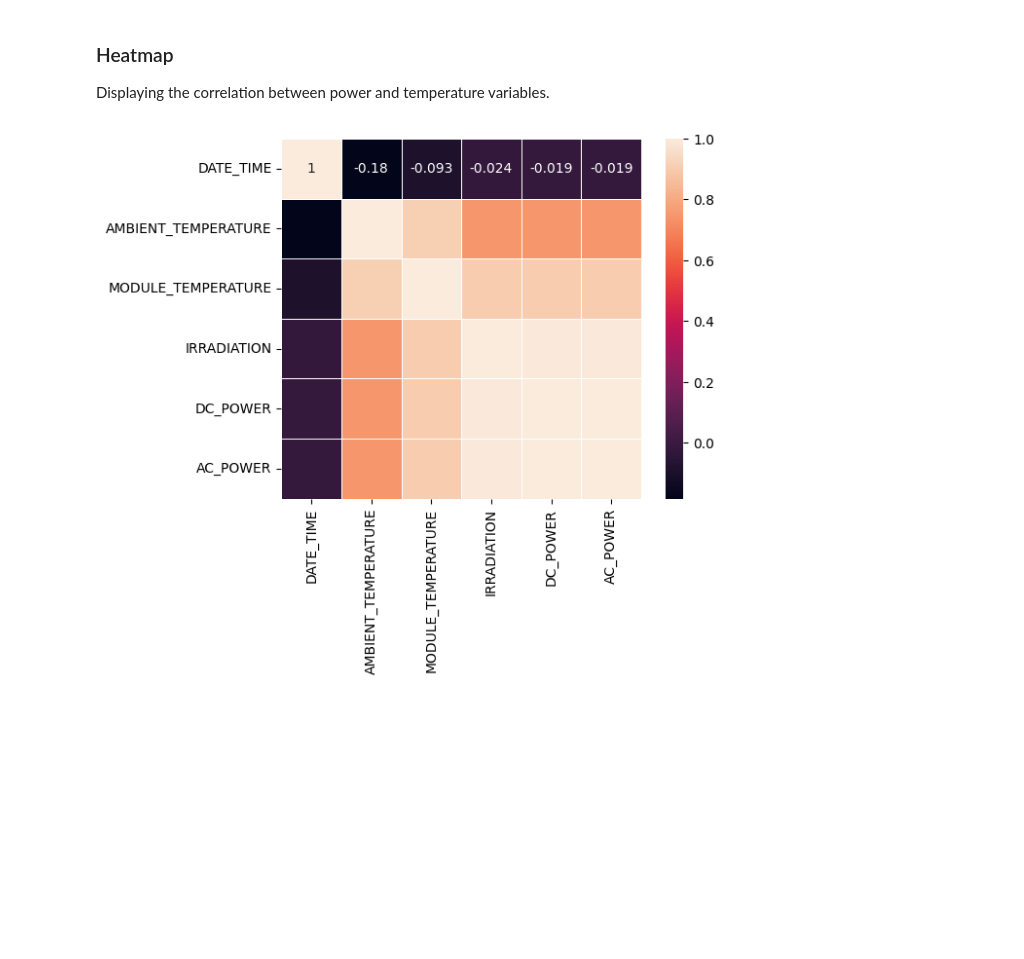
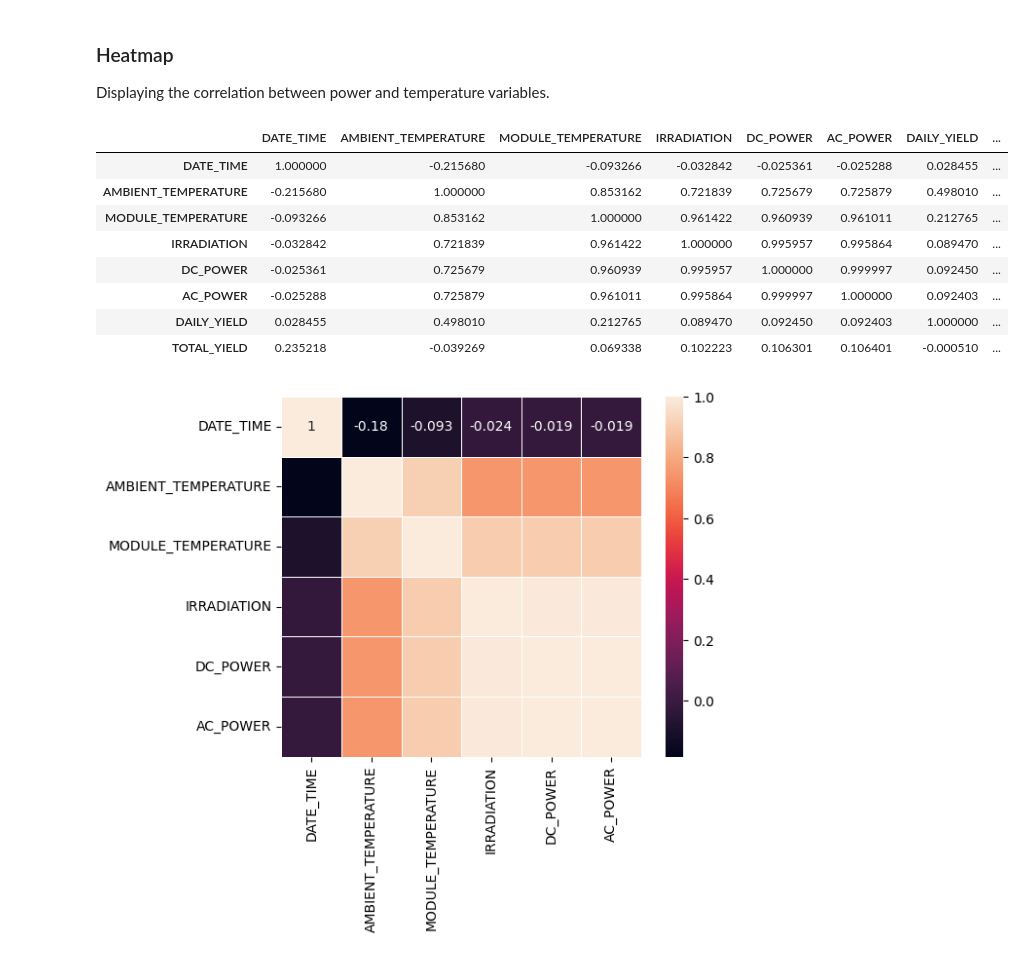
Before and after one commit to FelipeSteudel/Felipe_Steudel-Strategic_Thinking-CA2, a Jupyter notebook: Felipe Steudel - CA2 - Strategic Thinking - HDip in Data Analytics.ipynb, the cells around one changed output. Saved outputs shown, nothing was run; the diff lists cells and outputs as text; code cells hidden in the pictures; blank space fills up the shorter version.

```diff
--- a/Felipe Steudel - CA2 - Strategic Thinking - HDip in Data Analytics.ipynb
+++ b/Felipe Steudel - CA2 - Strategic Thinking - HDip in Data Analytics.ipynb
@@ -406,6 +406,19 @@ del power_sensor['time_y']
 # %% [markdown]
 ### Heatmap
 Displaying the correlation between power and temperature variables.
+# %%
+c= power_sensor.corr()
+c
+# %% [output]
+|  | DATE_TIME | AMBIENT_TEMPERATURE | MODULE_TEMPERATURE | IRRADIATION | DC_POWER | AC_POWER | DAILY_YIELD | ... |
+| DATE_TIME | 1.000000 | -0.215680 | -0.093266 | -0.032842 | -0.025361 | -0.025288 | 0.028455 | ... |
+| AMBIENT_TEMPERATURE | -0.215680 | 1.000000 | 0.853162 | 0.721839 | 0.725679 | 0.725879 | 0.498010 | ... |
+| MODULE_TEMPERATURE | -0.093266 | 0.853162 | 1.000000 | 0.961422 | 0.960939 | 0.961011 | 0.212765 | ... |
+| IRRADIATION | -0.032842 | 0.721839 | 0.961422 | 1.000000 | 0.995957 | 0.995864 | 0.089470 | ... |
+| DC_POWER | -0.025361 | 0.725679 | 0.960939 | 0.995957 | 1.000000 | 0.999997 | 0.092450 | ... |
+| AC_POWER | -0.025288 | 0.725879 | 0.961011 | 0.995864 | 0.999997 | 1.000000 | 0.092403 | ... |
+| DAILY_YIELD | 0.028455 | 0.498010 | 0.212765 | 0.089470 | 0.092450 | 0.092403 | 1.000000 | ... |
+| TOTAL_YIELD | 0.235218 | -0.039269 | 0.069338 | 0.102223 | 0.106301 | 0.106401 | -0.000510 | ... |
 # %%
 # Calculate the Spearman correlation matrix for the columns of power_sensor, excluding 'DAILY_YIELD' and 'TOTAL_YIELD'
 corr = power_sensor.drop(columns=['DAILY_YIELD', 'TOTAL_YIELD']).corr(method='spearman')
```
Also changed, not shown: 1 other file.
